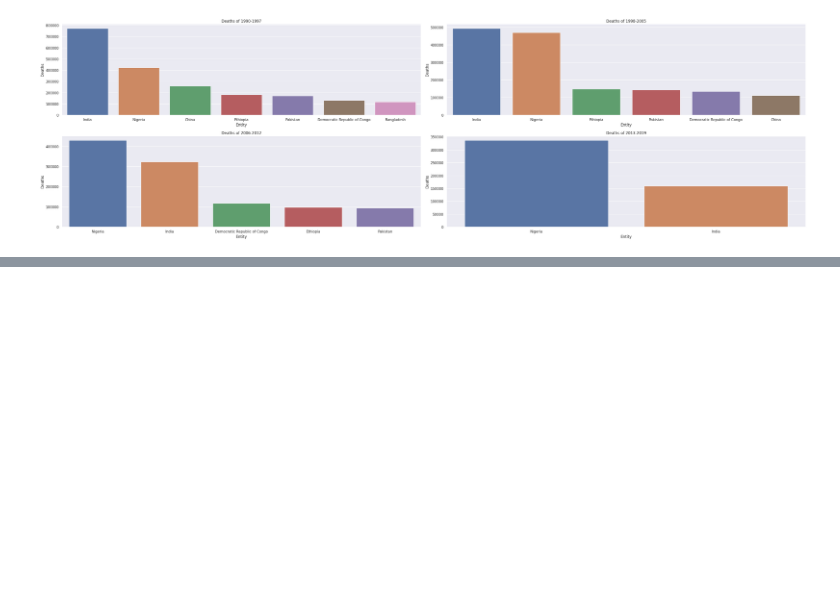
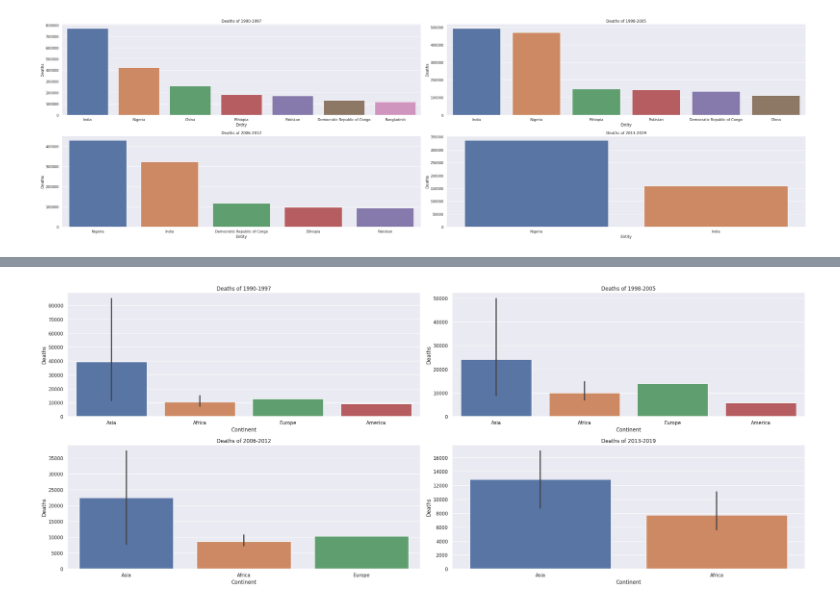
Before and after one commit to rodrigo-espino/Statsproject, a Jupyter notebook: Main_project.ipynb, the cells around one changed output, grey strips where cells are left out. Drawn from its saved outputs; the diff is of its cells as text; code cells hidden in the pictures; blank space fills up the shorter version.

```diff
--- a/Main_project.ipynb
+++ b/Main_project.ipynb
@@ -355,0 +406,4 @@ countries_with_highest_deaths(by='Deaths - All causes - Sex: Both - Age: 1-4 yea
+# %%
+plot_causes_by_continent(cause=Deaths_causes_columns[2], top=45, all_continents=False)
+# %% [output]
+[figure, added]
```
Also changed, not shown: parts of 11 cells of this notebook.
